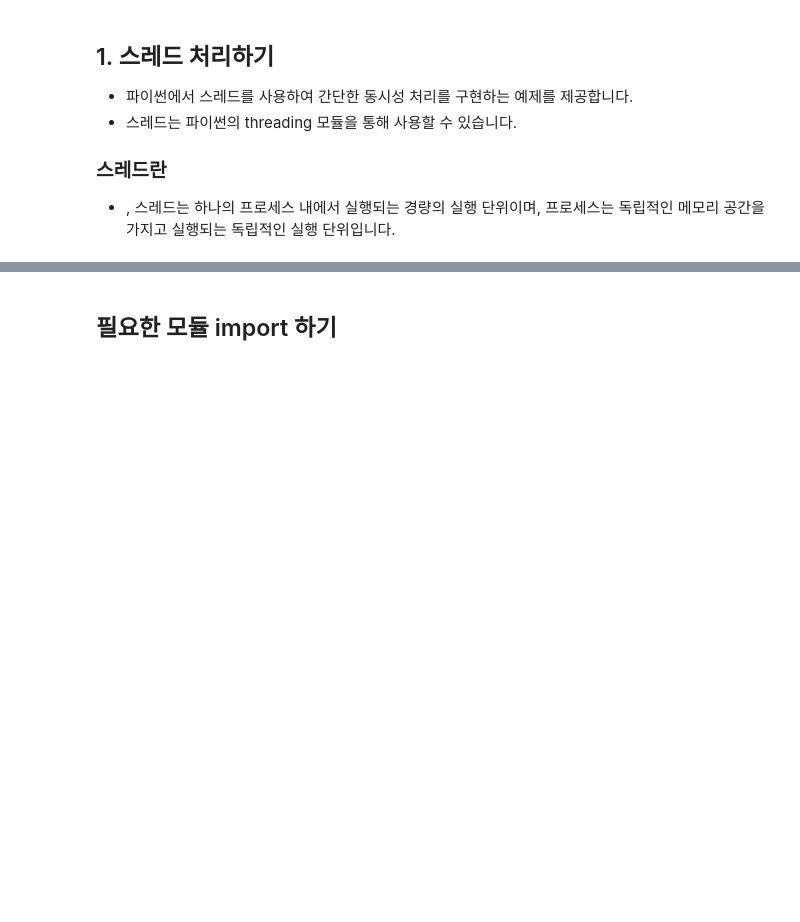
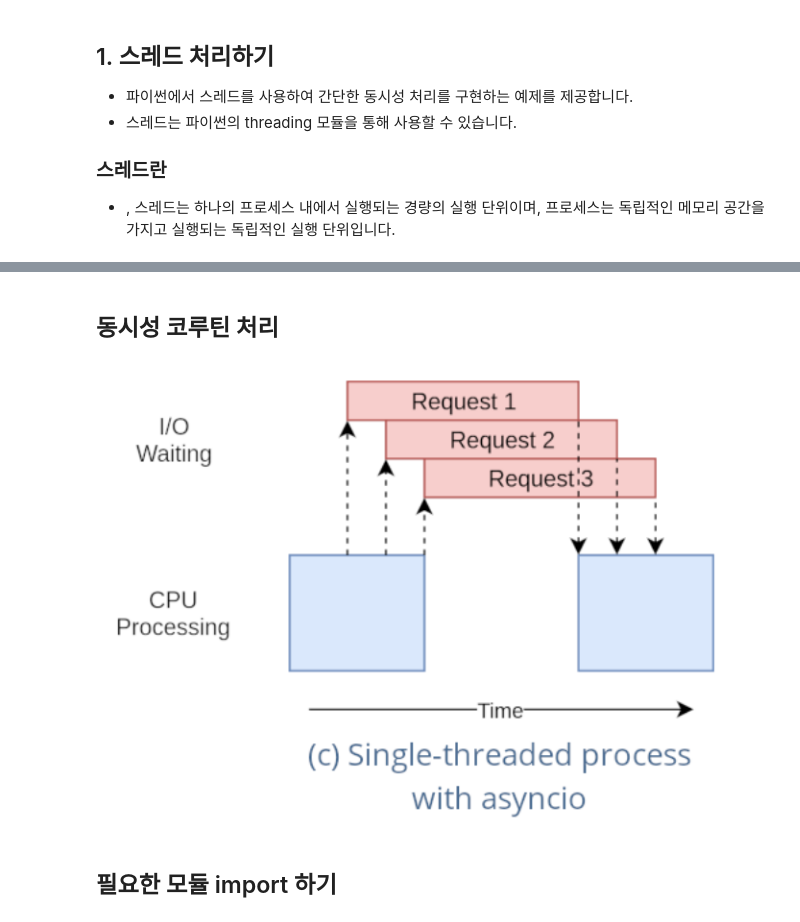
Before and after one commit to zerosum99/js_fluentpython_study, a Jupyter notebook: 2024_2월_2주차_동시성/1_1_동시성_mutlitheading_스레드 기초.ipynb, the cells around one changed output, grey strips where cells are left out. Cells and saved outputs as stored; diff of their text form; code cells hidden in the pictures; blank space fills up the shorter version.

```diff
--- a/2024_2월_2주차_동시성/1_1_동시성_mutlitheading_스레드 기초.ipynb
+++ b/2024_2월_2주차_동시성/1_1_동시성_mutlitheading_스레드 기초.ipynb
@@ -44,3 +62,9 @@ platform.python_version()
+# %% [markdown]
+## 동시성 코루틴 처리
+# %%
+Image("./image/코루틴스레드.png")
+# %% [output]
+[figure, added]
 # %% [markdown]
 ## 필요한 모듈 import 하기
 # %%
```
Also changed, not shown: parts of 33 cells of this notebook, 9 other files.
